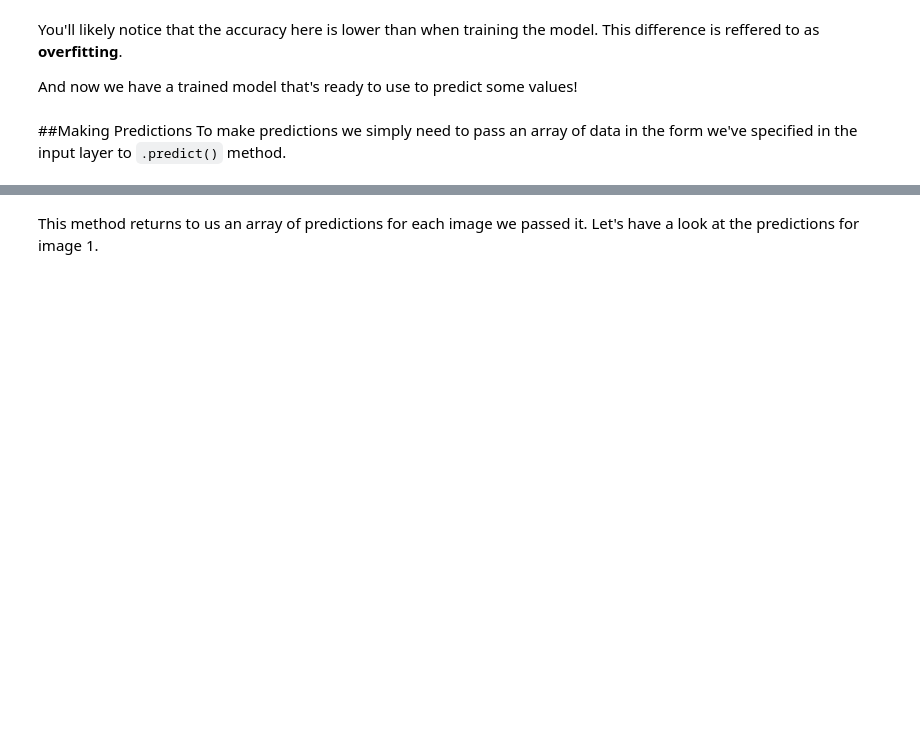
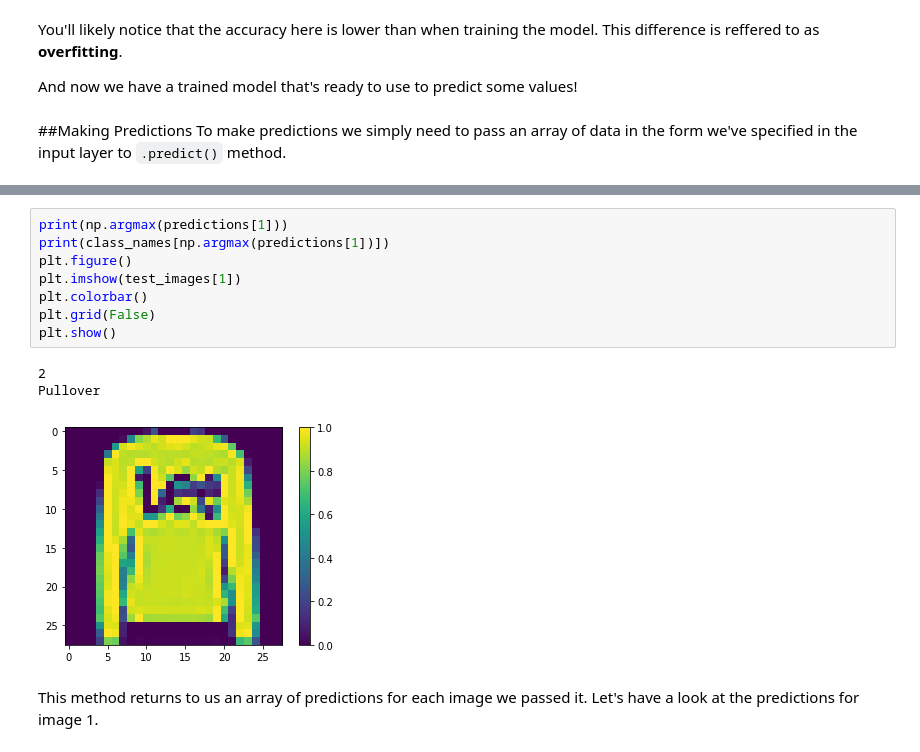
Before and after one commit to davidzheng66/python3, a Jupyter notebook: tensorflow2/4-Neural_Networks.ipynb, the cells around one changed output, grey strips where cells are left out. Saved outputs shown, nothing was run; the diff lists cells and outputs as text; blank space fills up the shorter version.

```diff
--- a/tensorflow2/4-Neural_Networks.ipynb
+++ b/tensorflow2/4-Neural_Networks.ipynb
@@ -262,3 +330,15 @@ predictions = model.predict(test_images)
+# %%
+print(np.argmax(predictions[1]))
+print(class_names[np.argmax(predictions[1])])
+plt.figure()
+plt.imshow(test_images[1])
+plt.colorbar()
+plt.grid(False)
+plt.show()
+# %% [output]
+2
+Pullover
+[figure, added]
 # %% [markdown]
 This method returns to us an array of predictions for each image we passed it. Let's have a look at the predictions for image 1.
 # %%
```
Also changed, not shown: parts of 15 cells of this notebook.
